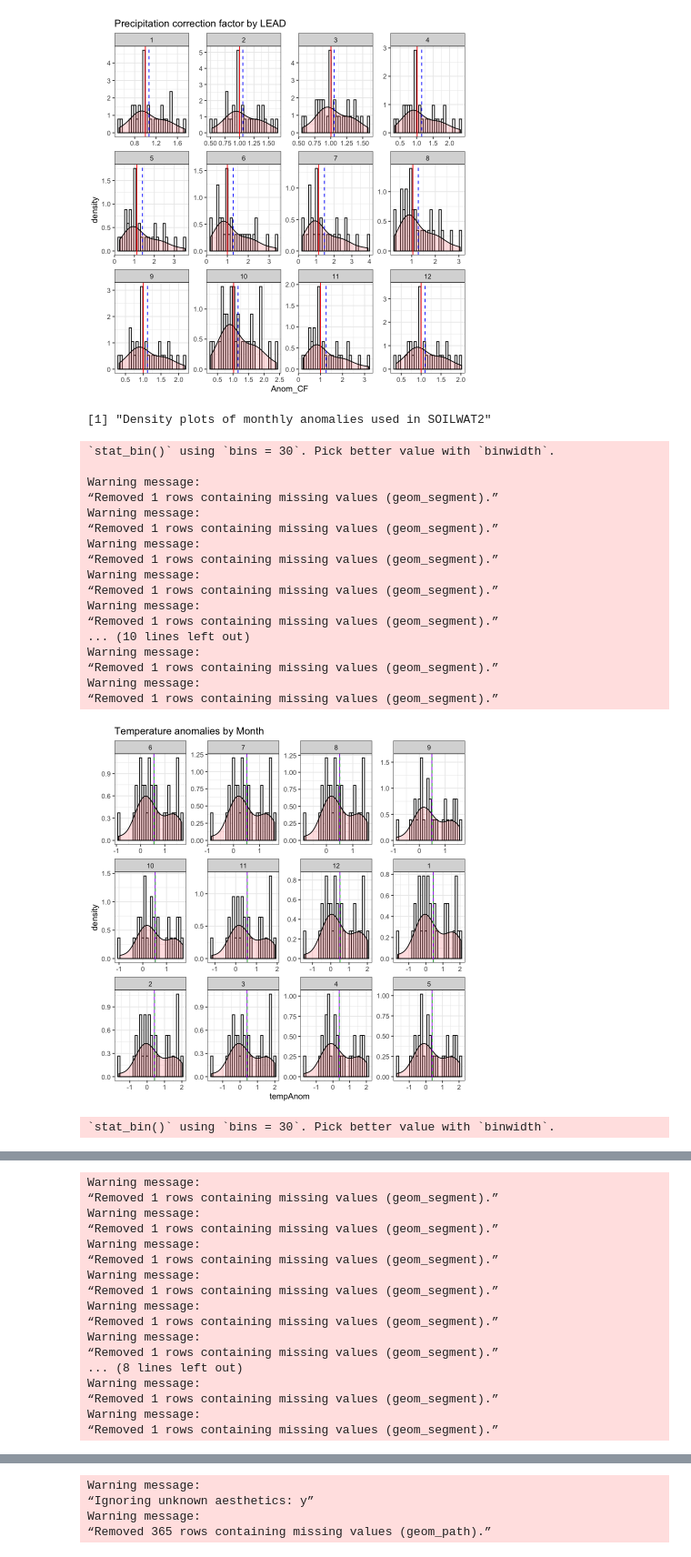
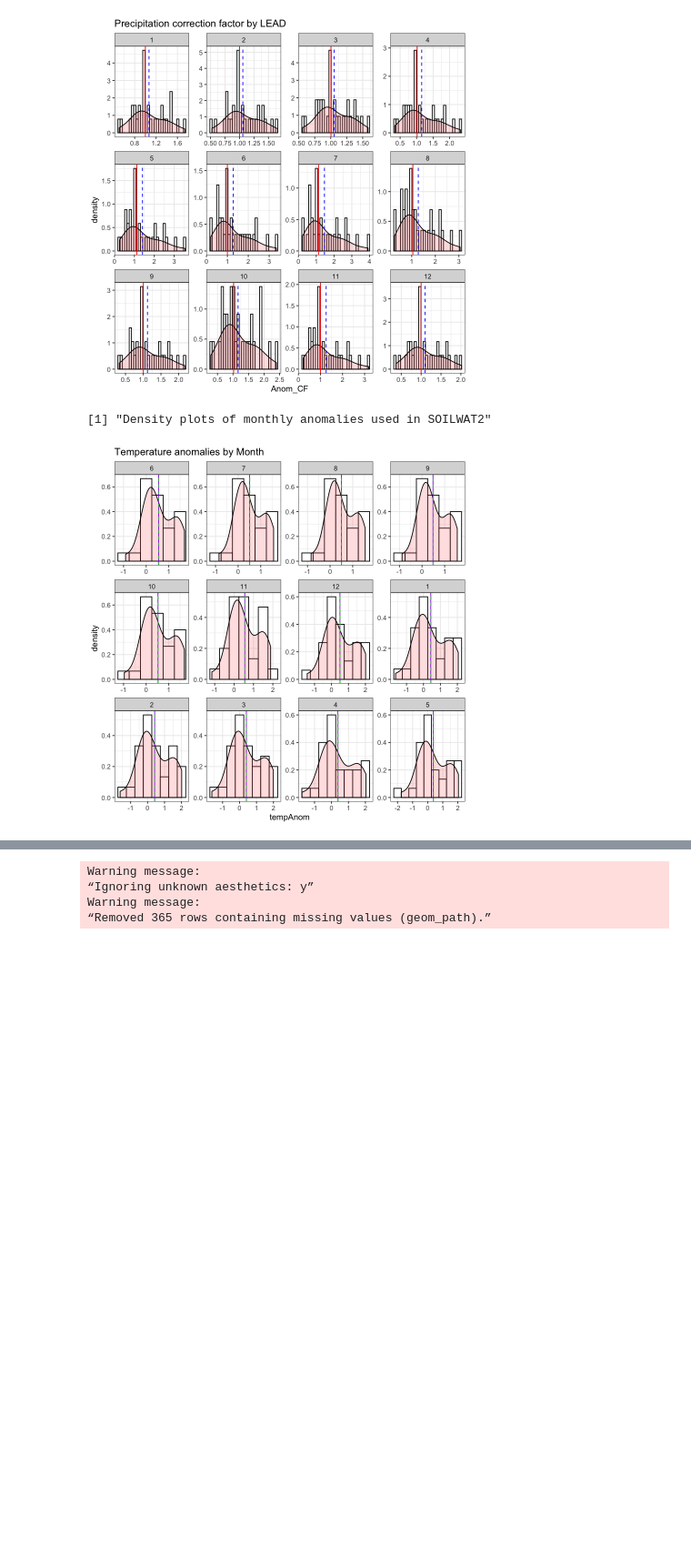
Before and after one commit to DrylandEcology/gridSTDF, a Jupyter notebook: ShortTermDroughtForecaster_Logic.ipynb, the cells around one changed output, grey strips where cells are left out. Shown at 91% size. Drawn from its saved outputs; the diff is of its cells as text; code cells hidden in the pictures; blank space fills up the shorter version.

```diff
--- a/ShortTermDroughtForecaster_Logic.ipynb
+++ b/ShortTermDroughtForecaster_Logic.ipynb
@@ -348,7 +362,7 @@ NWSMeans$Year <- c(rep(2021,5), rep(2020, 7))
 NWSMeans$Date <- as.Date(paste0(NWSMeans$Year, '-', NWSMeans$Month, '-05'))
 
 ggplot(AnomSave2, aes(tempAnom)) +
-  geom_histogram(aes(y=..density..), colour="black", fill="white")+
+  geom_histogram(aes(y=..density..), colour="black", fill="white", binwidth = 0.5)+
   geom_density(alpha=.2, fill="#FF6666") +
   facet_wrap(~Month, scales = 'free') +
   labs(title = 'Temperature anomalies by Month') +
@@ -376,69 +390,34 @@ ggplot() +
 NWSMeans <- setDT(NWSAnomsAll2)[,.(meanForecastDiff = mean(ForecastDiff)), .(m)]
 names(NWSMeans)[1] <- 'Month'
 generatedMean <- setDT(AnomSave2)[,.(meanGenAnom = mean(pptAnom_cm)), .(Month)]
 NWSMeans$Month <- factor(NWSMeans$Month, levels = c(6:12, 1:5))
 NWSMeans$Year <- c(rep(2021,5), rep(2020, 7))
 NWSMeans$Date <- as.Date(paste0(NWSMeans$Year, '-', NWSMeans$Month, '-05'))
 
 # hists
 ggplot(AnomSave2, aes(pptAnom_cm)) +
-  geom_histogram(aes(y=..density..), colour="black", fill="white")+
+  geom_histogram(aes(y=..density..), colour="black", fill="white", binwidth = .5)+
   geom_density(alpha=.2, fill="#FF6666") +
   facet_wrap(~Month, scales = 'free') +
   labs(title = 'Precipitation anomalies by Month') +
   geom_vline(data = NWSMeans, aes(xintercept = meanForecastDiff), color = 'purple') +
   geom_vline(data = generatedMean, aes(xintercept = meanGenAnom), color = 'limegreen', linetype = 'dashed')+
   theme_bw()
 
 # boxplots
 ggplot() +
   geom_boxplot(data = AnomSave2, aes(Date, pptAnom_cm, group = Month), fatten = NULL, width = 7, alpha = 0.8) +
   stat_summary(data = AnomSave2, aes(Date, pptAnom_cm, group = Month, ymax = ..y.., ymin = ..y..),
-               fun.y = mean, geom = "errorbar", size = 1.2, color = 'limegreen') +
+              fun.y = mean, geom = "errorbar", size = 1.2, color = 'limegreen') +
   geom_point(data = AnomSave2, aes(Date, pptAnom_cm, group = Month), shape = 21, size =.5, fill = NA) +
   # NWS dots and lines
   stat_summary(data = NWSMeans, aes(Date, meanForecastDiff, ymax = ..y.., ymin = ..y..),
                fun.y = mean, geom = "errorbar", size = 1.2, color = 'purple') +
   geom_pointrange(data = NWSAnomsAll2, aes(Date, ForecastDiff,
                                            ymin = ForecastDiff - ForecastedSD_cm,
                                            ymax = ForecastDiff + ForecastedSD_cm), shape = 21, fill = 'black', color = 'magenta') +
   theme_bw()
 # %% [output]
 [1] "Density plots of monthly anomalies used in SOILWAT2"
-`stat_bin()` using `bins = 30`. Pick better value with `binwidth`.
-
-Warning message:
-“Removed 1 rows containing missing values (geom_segment).”
-Warning message:
-“Removed 1 rows containing missing values (geom_segment).”
-Warning message:
-“Removed 1 rows containing missing values (geom_segment).”
-Warning message:
-“Removed 1 rows containing missing values (geom_segment).”
-Warning message:
-“Removed 1 rows containing missing values (geom_segment).”
-... (10 lines left out)
-Warning message:
-“Removed 1 rows containing missing values (geom_segment).”
-Warning message:
-“Removed 1 rows containing missing values (geom_segment).”
-[figure, old version]
+[figure, new version]
-`stat_bin()` using `bins = 30`. Pick better value with `binwidth`.
 [figure]
-Warning message:
-“Removed 1 rows containing missing values (geom_segment).”
-Warning message:
-“Removed 1 rows containing missing values (geom_segment).”
-Warning message:
-“Removed 1 rows containing missing values (geom_segment).”
-Warning message:
-“Removed 1 rows containing missing values (geom_segment).”
-Warning message:
-“Removed 1 rows containing missing values (geom_segment).”
-Warning message:
-“Removed 1 rows containing missing values (geom_segment).”
-... (8 lines left out)
-Warning message:
-“Removed 1 rows containing missing values (geom_segment).”
-Warning message:
-“Removed 1 rows containing missing values (geom_segment).”
```
Also changed, not shown: parts of 2 cells of this notebook, 3 other files.
